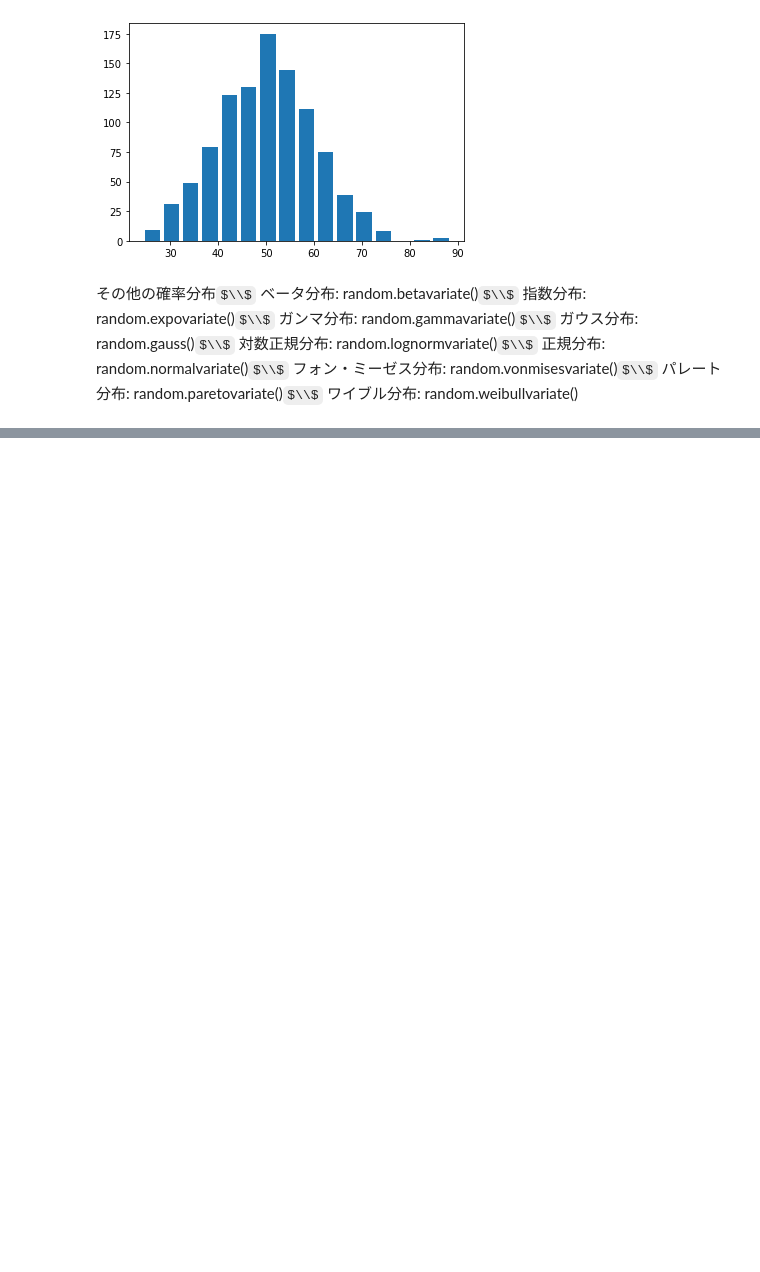
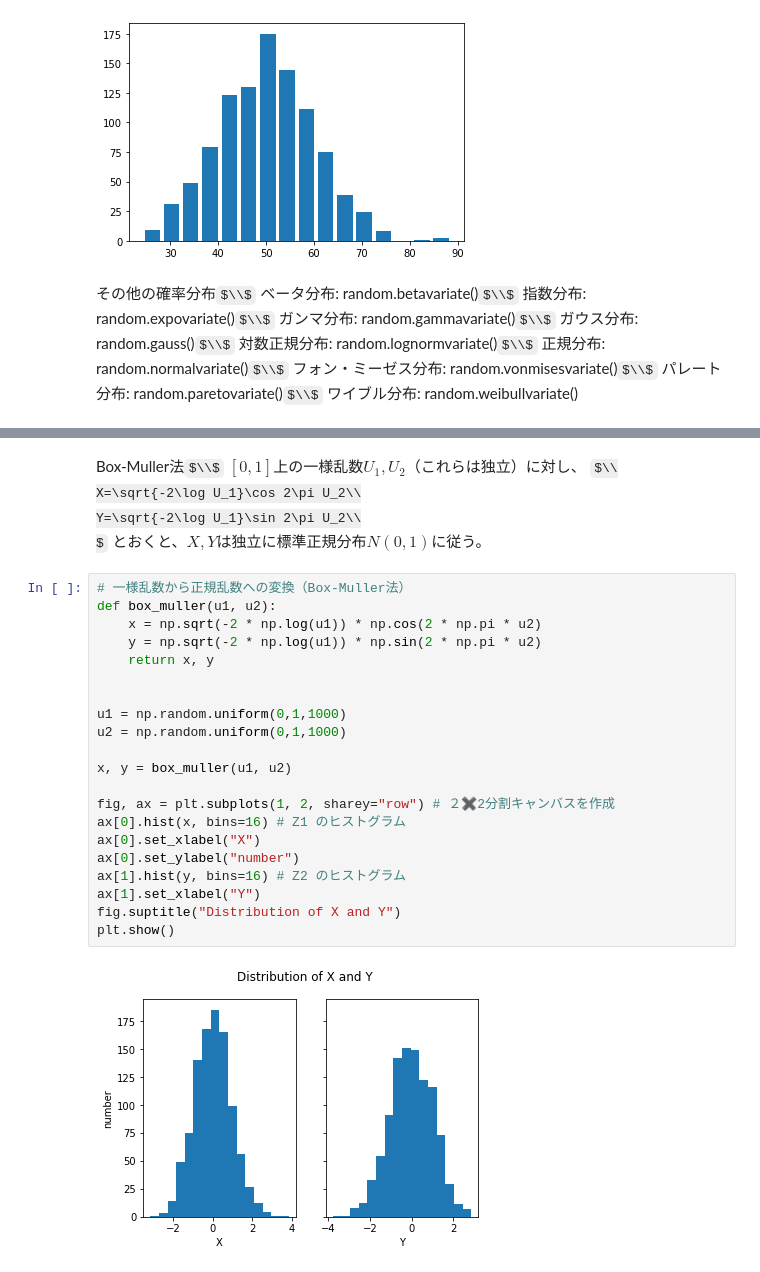
Before and after one commit to MegumuTsukamoto/Stochastic-analysis-by-Monte-Carlo-method, a Jupyter notebook: Capter_3/乱数.ipynb, the cells around one changed output, grey strips where cells are left out. Cells and saved outputs as stored; diff of their text form; some formulas as TeX source; blank space fills up the shorter version.

```diff
--- a/Capter_3/乱数.ipynb
+++ b/Capter_3/乱数.ipynb
@@ -274,0 +295,31 @@ plt.hist(norm_rn, bins=16, rwidth=0.8)
+# %% [markdown]
+Box-Muller法$\\$
+$[0,1]$上の一様乱数$U_1,U_2$（これらは独立）に対し、
+$\\
+X=\sqrt{-2\log U_1}\cos 2\pi U_2\\
+Y=\sqrt{-2\log U_1}\sin 2\pi U_2\\
+$
+とおくと、$X,Y$は独立に標準正規分布$N(0,1)$に従う。
+# %%
+# 一様乱数から正規乱数への変換（Box-Muller法）
+def box_muller(u1, u2):
+    x = np.sqrt(-2 * np.log(u1)) * np.cos(2 * np.pi * u2)
+    y = np.sqrt(-2 * np.log(u1)) * np.sin(2 * np.pi * u2)
+    return x, y
+
+
+u1 = np.random.uniform(0,1,1000)
+u2 = np.random.uniform(0,1,1000)
+
+x, y = box_muller(u1, u2)
+
+fig, ax = plt.subplots(1, 2, sharey="row") # ２✖️2分割キャンバスを作成
+ax[0].hist(x, bins=16) # Z1 のヒストグラム
+ax[0].set_xlabel("X")
+ax[0].set_ylabel("number")
+ax[1].hist(y, bins=16) # Z2 のヒストグラム
+ax[1].set_xlabel("Y")
+fig.suptitle("Distribution of X and Y")
+plt.show()
+# %% [output]
+[figure, added]
```
Also changed, not shown: parts of 2 cells of this notebook, 2 other files.
